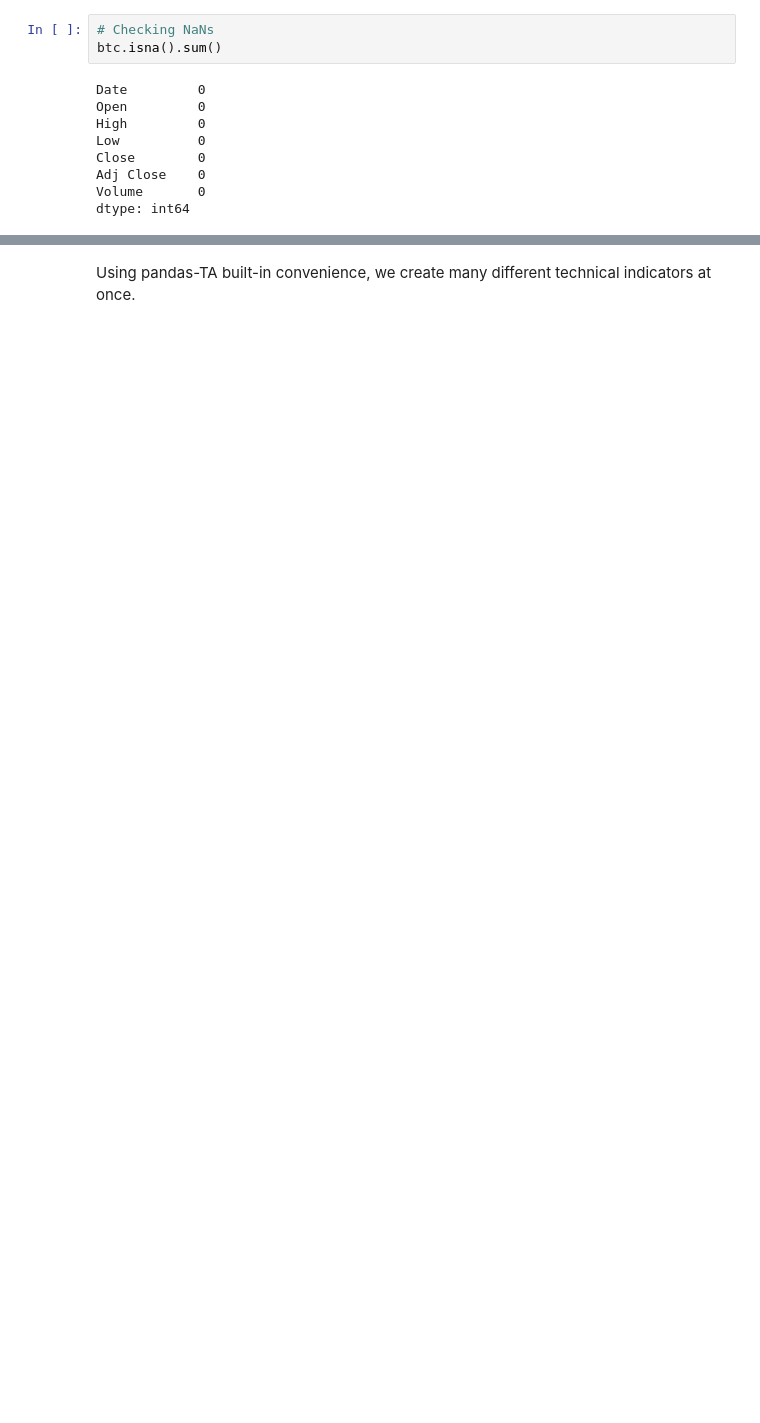
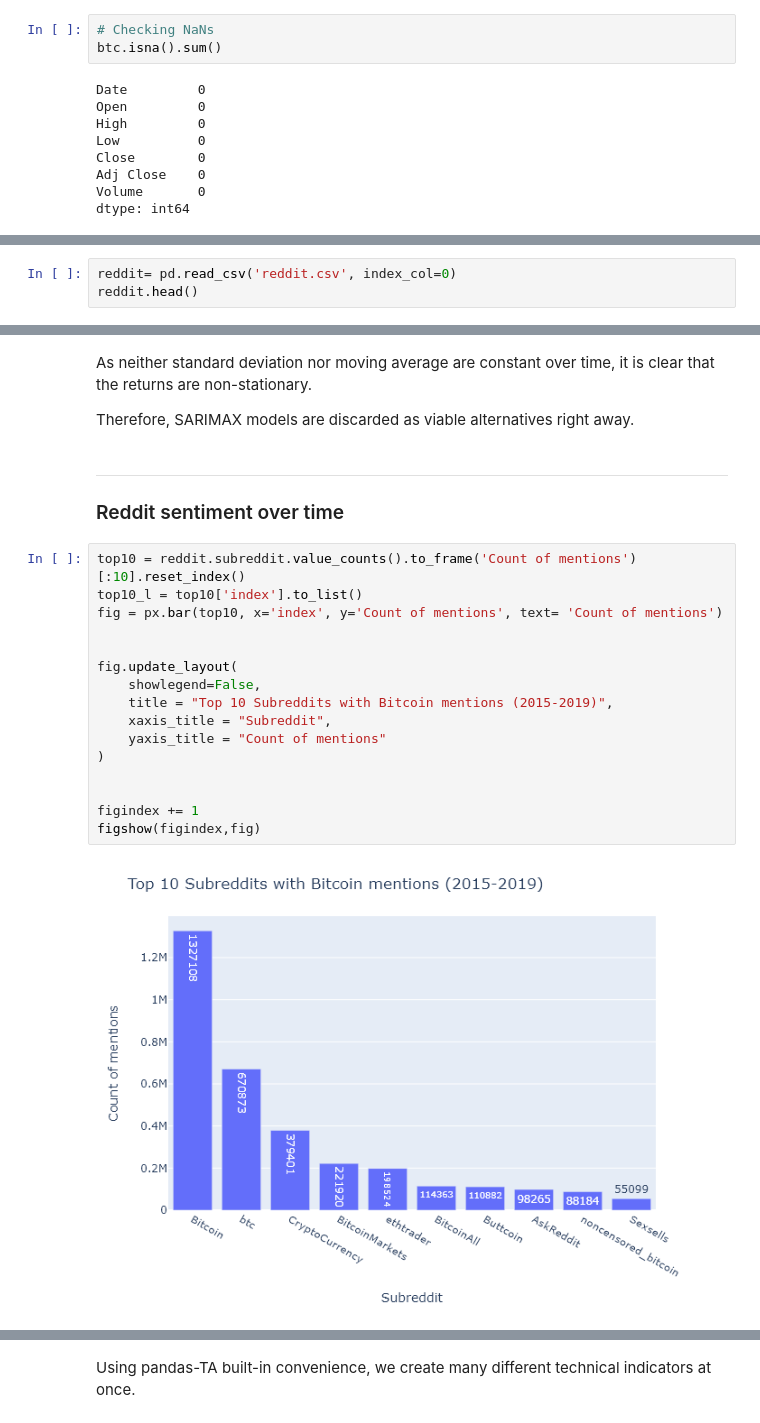
Before and after one commit to Yamamuen/CQF_final_project, a Jupyter notebook: processing_EDA.ipynb, the cells around one changed output, grey strips where cells are left out. Drawn from its saved outputs; the diff is of its cells as text; blank space fills up the shorter version.

Commit message:
Reddit sentiment + EDA included

```diff
--- a/processing_EDA.ipynb
+++ b/processing_EDA.ipynb
@@ -216,0 +113,3 @@ Per the OLS regression line, the returns seem to be correlated. The correlation
+# %%
+reddit= pd.read_csv('reddit.csv', index_col=0)
+reddit.head()
@@ -216,0 +210,25 @@ Per the OLS regression line, the returns seem to be correlated. The correlation
+# %% [markdown]
+As neither standard deviation nor moving average are constant over time, it is clear that the returns are non-stationary.
+
+Therefore, SARIMAX models are discarded as viable alternatives right away.
+# %% [markdown]
+---
+### Reddit sentiment over time
+# %%
+top10 = reddit.subreddit.value_counts().to_frame('Count of mentions')[:10].reset_index()
+top10_l = top10['index'].to_list()
+fig = px.bar(top10, x='index', y='Count of mentions', text= 'Count of mentions')
+
+
+fig.update_layout(
+    showlegend=False,
+    title = "Top 10 Subreddits with Bitcoin mentions (2015-2019)",
+    xaxis_title = "Subreddit",
+    yaxis_title = "Count of mentions"
+)
+
+
+figindex += 1
+figshow(figindex,fig)
+# %% [output]
+[figure, added]
```
Also changed, not shown: parts of 69 cells of this notebook, 17 other files.
